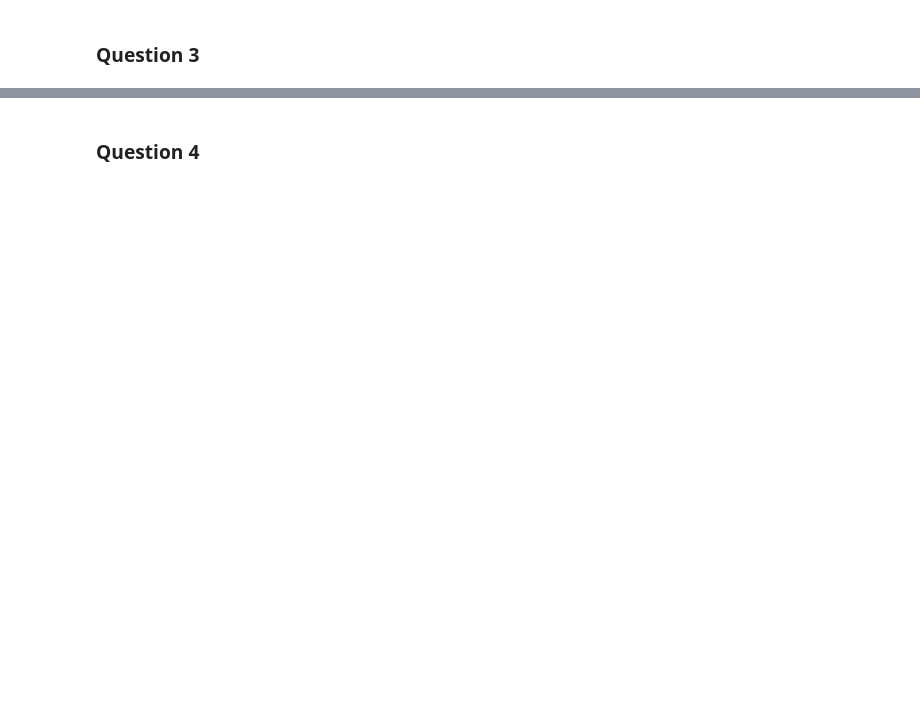
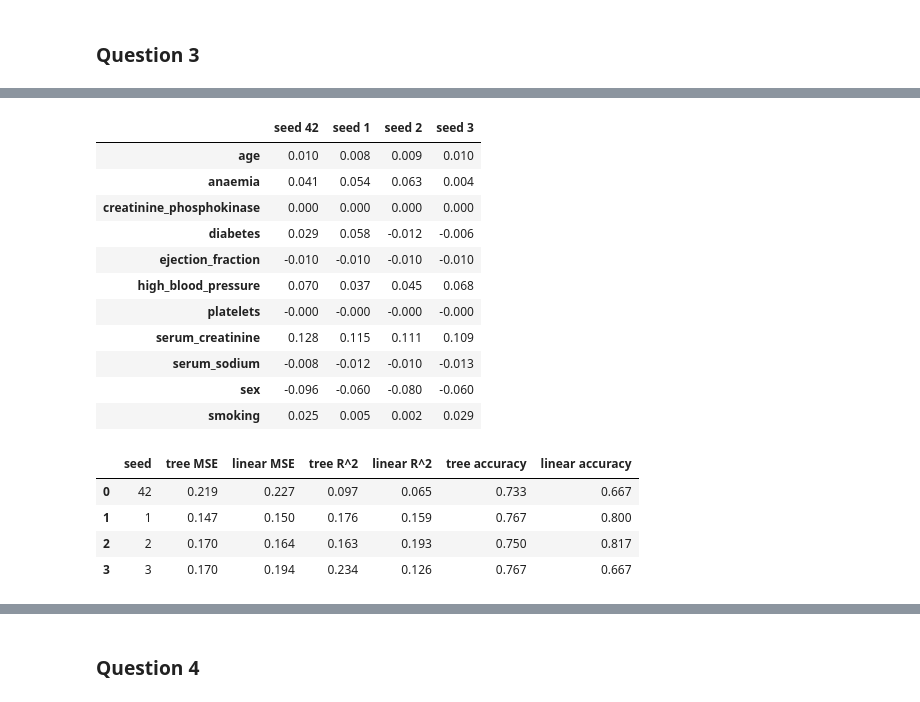
Before and after one commit to mahativedula/L03-tree-stability, a Jupyter notebook: notebook.ipynb, the cells around one changed output, grey strips where cells are left out. Cells and saved outputs as stored; diff of their text form; code cells hidden in the pictures; blank space fills up the shorter version.

```diff
--- a/notebook.ipynb
+++ b/notebook.ipynb
@@ -609,0 +997,39 @@ After the evaluation of AI suggestions, incorporate the accepted revisions into
+# %%
+# Comparing linear model coefficients across seeds
+coef_table = pd.DataFrame({
+    "seed 42": linear.coef_,
+    "seed 1": linear2.coef_,
+    "seed 2": linear3.coef_,
+    "seed 3": linear4.coef_
+}, index=X.columns)
+display(coef_table.round(3))
+
+# Comparing performance across seeds
+results = pd.DataFrame({
+    "seed": [42, 1, 2, 3],
+    "tree MSE": [mse_tree, mse_tree2, mse_tree3, mse_tree4],
+    "linear MSE": [mse_linear, mse_linear2, mse_linear3, mse_linear4],
+    "tree R^2": [r2_tree, r2_tree2, r2_tree3, r2_tree4],
+    "linear R^2": [r2_linear, r2_linear2, r2_linear3, r2_linear4],
+    "tree accuracy": [acc_tree, acc_tree2, acc_tree3, acc_tree4],
+    "linear accuracy": [acc_lin, acc_lin2, acc_lin3, acc_lin4]
+})
+display(results.round(3))
+# %% [output]
+|  | seed 42 | seed 1 | seed 2 | seed 3 |
+| age | 0.010 | 0.008 | 0.009 | 0.010 |
+| anaemia | 0.041 | 0.054 | 0.063 | 0.004 |
+| creatinine_phosphokinase | 0.000 | 0.000 | 0.000 | 0.000 |
+| diabetes | 0.029 | 0.058 | -0.012 | -0.006 |
+| ejection_fraction | -0.010 | -0.010 | -0.010 | -0.010 |
+| high_blood_pressure | 0.070 | 0.037 | 0.045 | 0.068 |
+| platelets | -0.000 | -0.000 | -0.000 | -0.000 |
+| serum_creatinine | 0.128 | 0.115 | 0.111 | 0.109 |
+| serum_sodium | -0.008 | -0.012 | -0.010 | -0.013 |
+| sex | -0.096 | -0.060 | -0.080 | -0.060 |
+| smoking | 0.025 | 0.005 | 0.002 | 0.029 |
+|  | seed | tree MSE | linear MSE | tree R^2 | linear R^2 | tree accuracy | linear accuracy |
+| 0 | 42 | 0.219 | 0.227 | 0.097 | 0.065 | 0.733 | 0.667 |
+| 1 | 1 | 0.147 | 0.150 | 0.176 | 0.159 | 0.767 | 0.800 |
+| 2 | 2 | 0.170 | 0.164 | 0.163 | 0.193 | 0.750 | 0.817 |
+| 3 | 3 | 0.170 | 0.194 | 0.234 | 0.126 | 0.767 | 0.667 |
```
Also changed, not shown: parts of 28 cells of this notebook.
